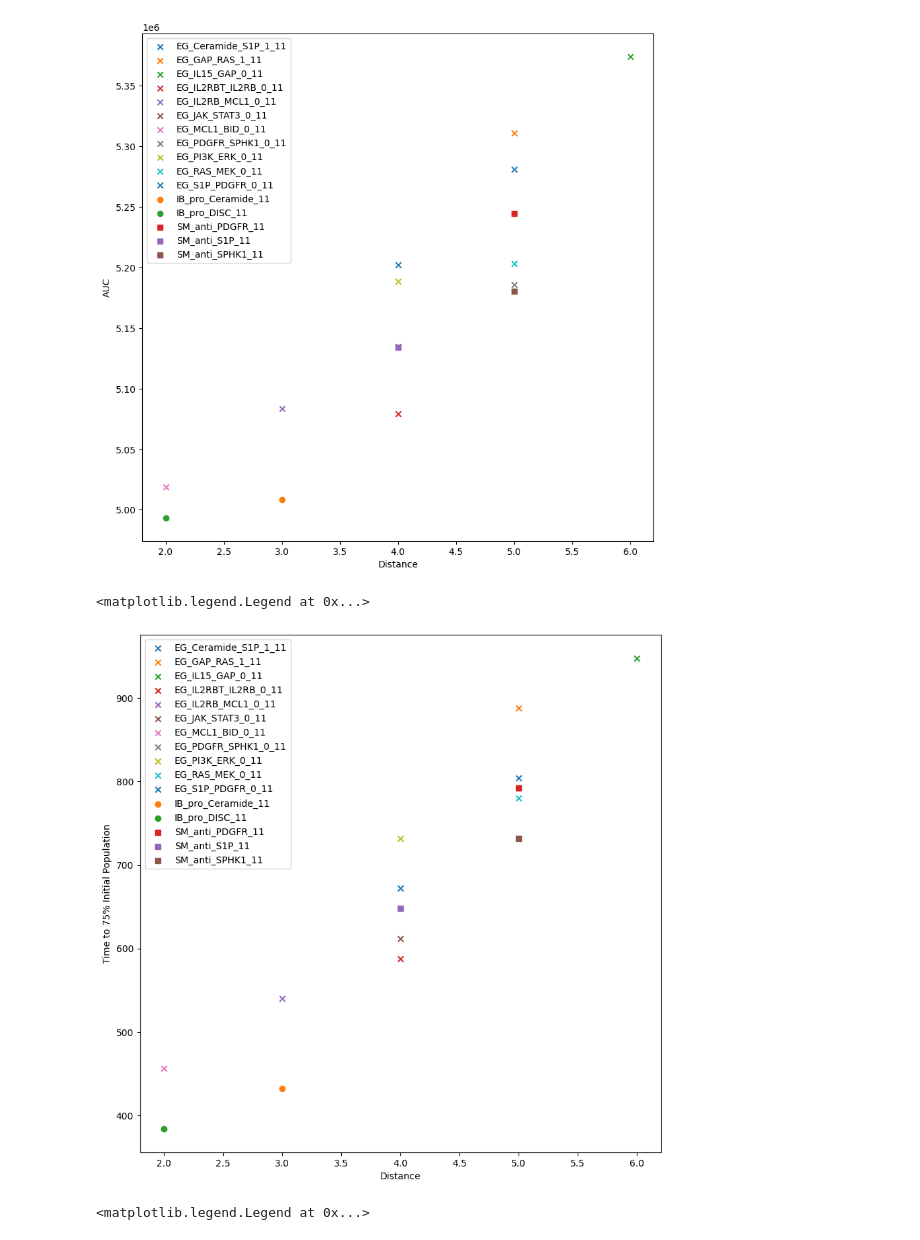
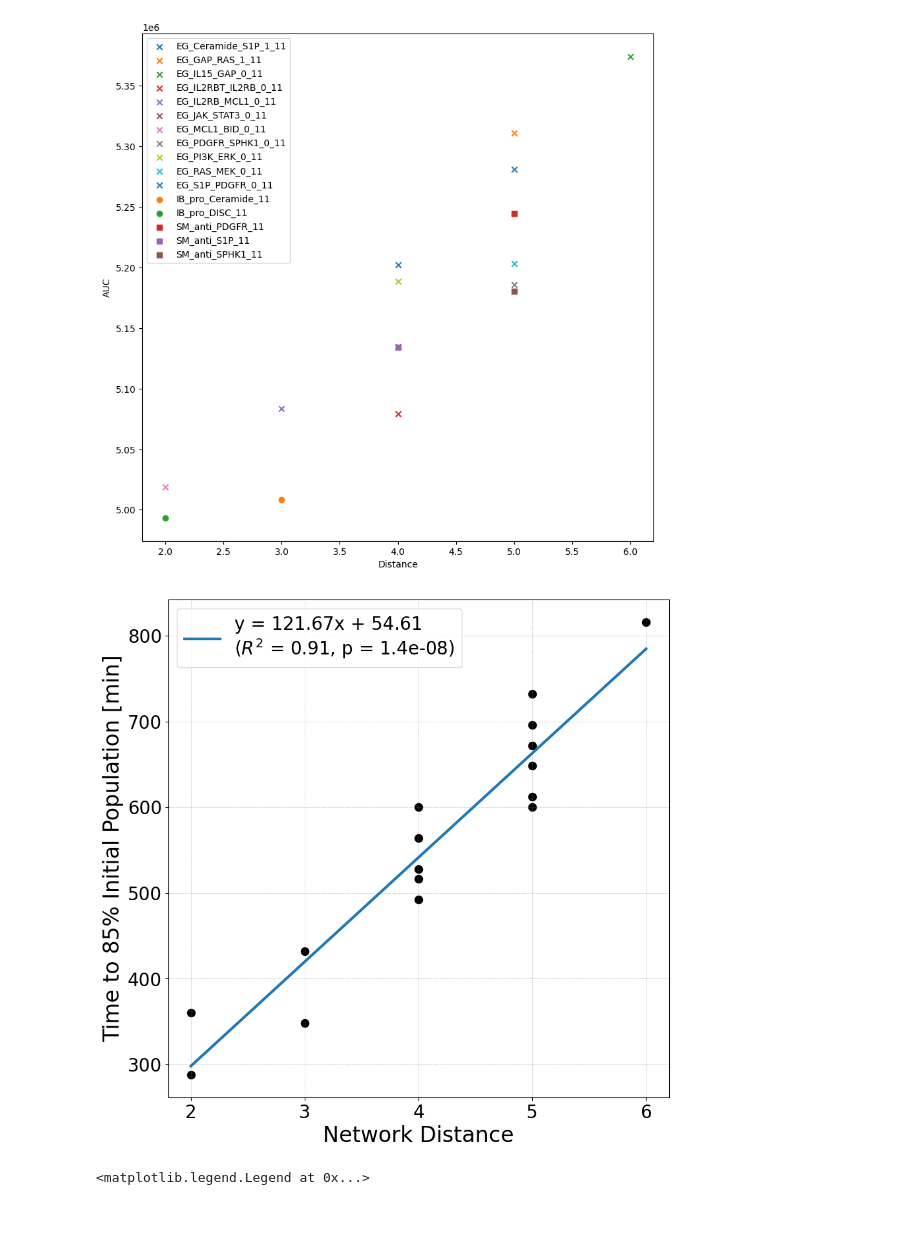
Before and after one commit to johnmetzcar/PhysiLab, a Jupyter notebook: scripts/network_distances.ipynb, the cells around one changed output. Saved outputs shown, nothing was run; the diff lists cells and outputs as text; code cells hidden in the pictures.

Commit message:
cleaned up some figures

```diff
--- a/scripts/network_distances.ipynb
+++ b/scripts/network_distances.ipynb
@@ -118,31 +119,42 @@ ax.legend()
 # %%
 fig, ax = plt.subplots(1, 1, figsize=(10, 10))
 time_col = df.columns[0]
+xvals = []
+yvals = []
 for col in df.columns[1:]:
     if col not in dists:
         continue
     vals = df[col].to_numpy()[0]
     t = df[time_col].to_numpy()[0]
     auc = trapezoid(vals, x=t)
-    pop_ref = 1334 * 0.75
+    pop_ref = 1334 * 0.85
 
     if auc < 9e6:
         t_ref = t[min([i for i, x in enumerate(vals) if x < pop_ref])]
-        if col[0:2] == "EG":
-            marker = "x"
-        elif col[0:2] == "SM":
-            marker = "s"
-        else:
-            marker = "o"
-        ax.scatter(dists[col][0][0], t_ref, label=col, marker=marker)
+        # if col[0:2] == "EG":
+        #     marker = "x"
+        # elif col[0:2] == "SM":
+        #     marker = "s"
+        # else:
+        #     marker = "o"
+        xvals.append(dists[col][0][0])
+        yvals.append(t_ref)
+
+lr = linregress(xvals, yvals)
+xs = np.linspace(min(xvals), max(xvals), 100)
+ax.plot(xs, xs*lr.slope + lr.intercept, linewidth = 3,c='#1f77b4', label=f"y = {lr.slope:.2f}x + {lr.intercept:.2f}\n($R^2$ = {lr.rvalue**2:.2f}, p = {lr.pvalue:.2})")
+ax.scatter(xvals, yvals, marker="o", s=75, c='k')
 
 
-ax.set_ylabel("Time to 75% Initial Population")
-ax.set_xlabel("Distance")
-ax.legend()
+ax.set_ylabel("Time to 85% Initial Population [min]", fontsize=24)
+ax.set_xlabel("Network Distance", fontsize=24)
+ax.set_xticks(np.arange(min(xvals), max(xvals)+1, 1))
+ax.grid(color='grey', alpha=0.5, linestyle='dashed', linewidth=0.5)
+ax.tick_params(labelsize=20)
+ax.legend(fontsize=20)
+fig.savefig("network_distances.png", dpi=300, bbox_inches="tight")
 # %% [output]
-<matplotlib.legend.Legend at 0x...>
-[figure, old version]
+[figure, new version]
 # %%
 fig, ax = plt.subplots(1, 1, figsize=(10, 10))
 time_col = df.columns[0]
```
Also changed, not shown: parts of 4 cells of this notebook.
